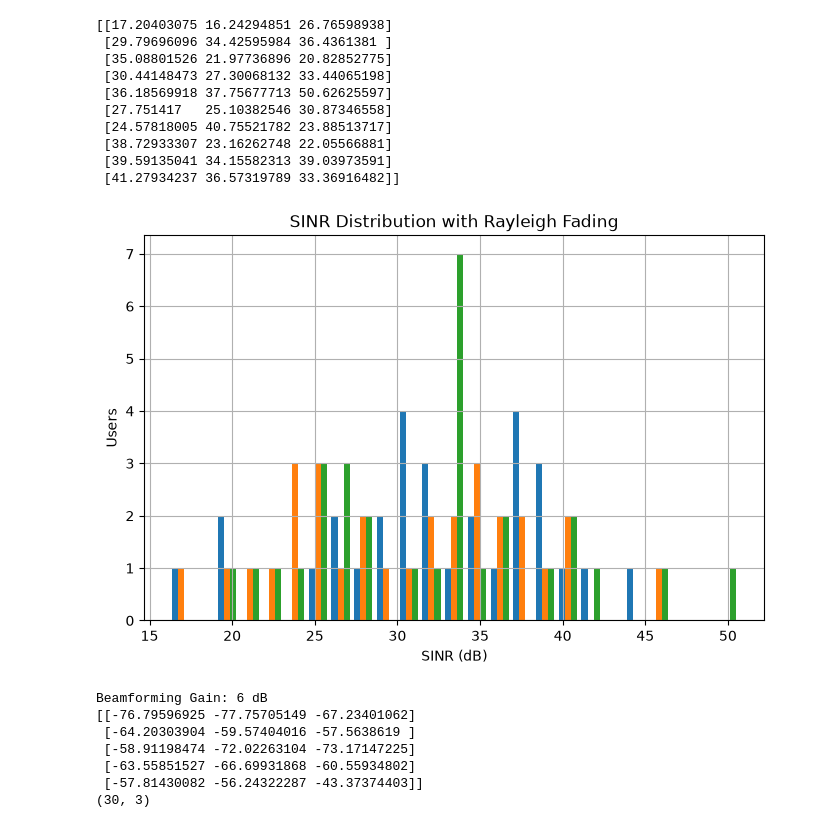
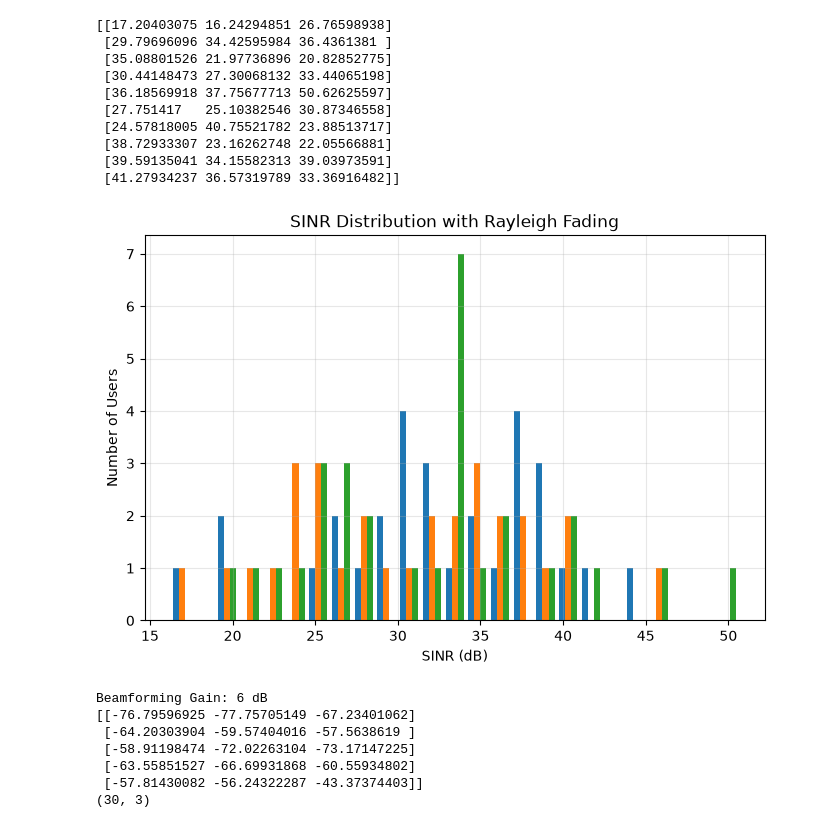
Before and after one commit to Chathuranga630/sionna, a Jupyter notebook: Spoofed_Traffic_v4.ipynb, the cells around one changed output. Saved outputs shown, nothing was run; the diff lists cells and outputs as text; code cells hidden in the pictures.

```diff
--- a/Spoofed_Traffic_v4.ipynb
+++ b/Spoofed_Traffic_v4.ipynb
@@ -575,27 +575,28 @@ print(sinr_dB[:10])
 # %%
 # Compare SINR
 plt.figure(figsize=(8,5))
 
 plt.hist(sinr_dB,
          bins=25)
 
+
 plt.xlabel("SINR (dB)")
 
-plt.ylabel("Users")
+plt.ylabel("Number of Users")
 
 plt.title("SINR Distribution with Rayleigh Fading")
 
-plt.grid(True)
+plt.grid(True, alpha=0.3)
 
 plt.savefig(
     "figures_step10_sinr_distribution.png",
     dpi=300,
     bbox_inches="tight"
 )
 
 plt.show()
 # %% [output]
-[figure, old version]
+[figure, new version]
 # %%
 # =====================================================
 # STEP 11 - Beamforming
```
Also changed, not shown: parts of 2 cells of this notebook.
